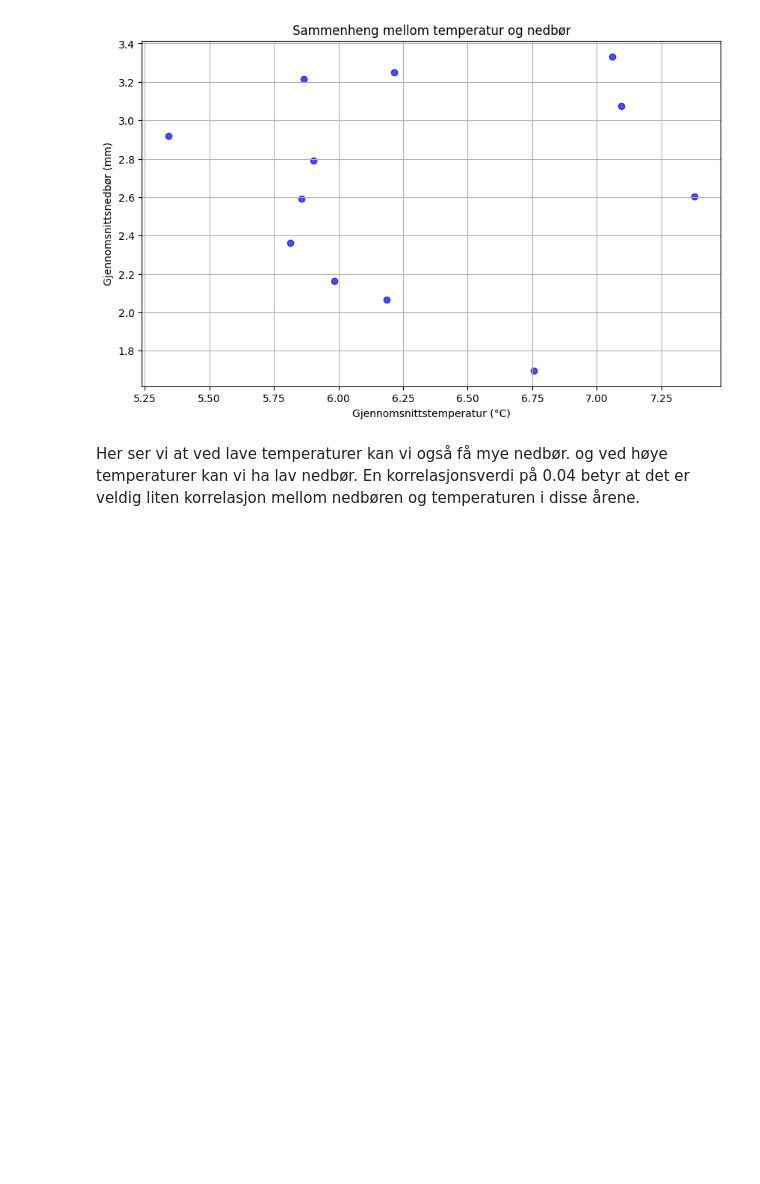
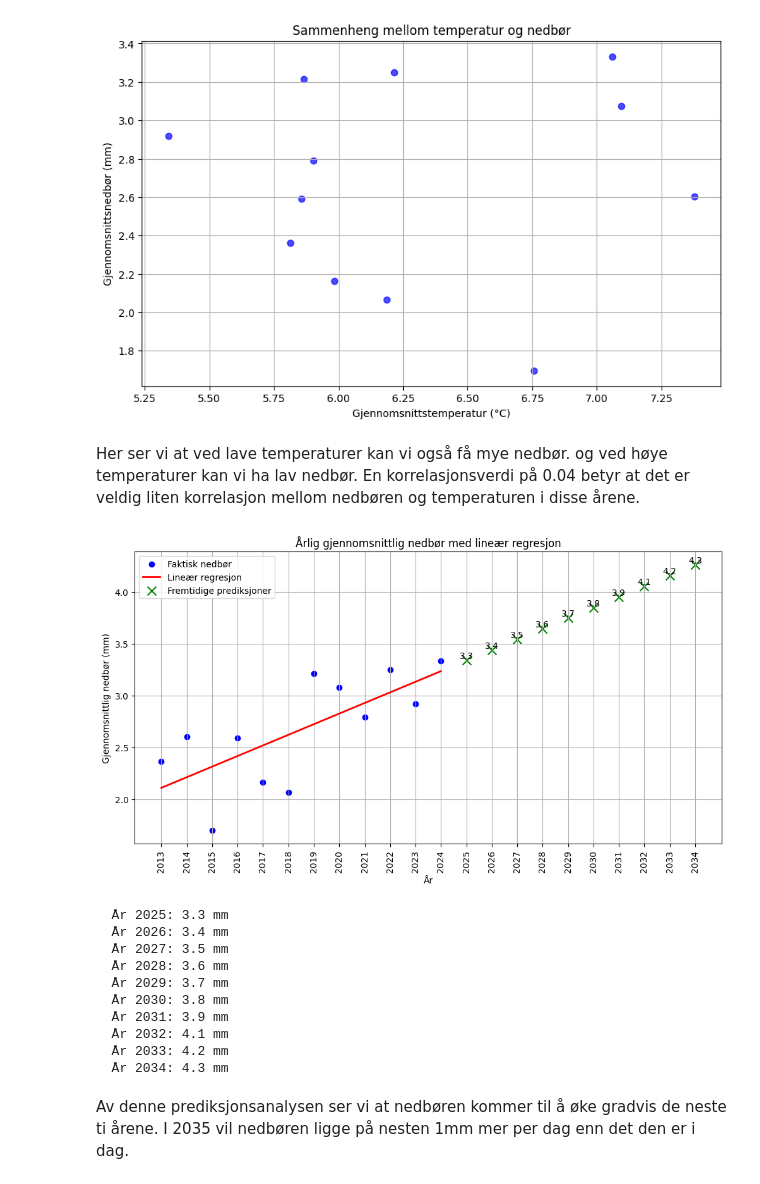
Before and after one commit to PetterOttersen/milj-dataanalyse, a Jupyter notebook: processed_data/Fremstilling.ipynb, the cells around one changed output. Saved outputs shown, nothing was run; the diff lists cells and outputs as text; code cells hidden in the pictures; blank space fills up the shorter version.

Commit message:
La til prediksjonsanalysen i fremstillinger

```diff
--- a/processed_data/Fremstilling.ipynb
+++ b/processed_data/Fremstilling.ipynb
@@ -43,3 +41,19 @@ Korrelasjon mellom temperatur og nedbør: 0.04
 [figure]
 # %% [markdown]
 Her ser vi at ved lave temperaturer kan vi også få mye nedbør. og ved høye temperaturer kan vi ha lav nedbør. En korrelasjonsverdi på 0.04 betyr at det er veldig liten korrelasjon mellom nedbøren og temperaturen i disse årene.
+# %%
+analyser.prediksjonsanalyse_nedbør_lineær(resultater)
+# %% [output]
+[figure, added]
+  År 2025: 3.3 mm
+  År 2026: 3.4 mm
+  År 2027: 3.5 mm
+  År 2028: 3.6 mm
+  År 2029: 3.7 mm
+  År 2030: 3.8 mm
+  År 2031: 3.9 mm
+  År 2032: 4.1 mm
+  År 2033: 4.2 mm
+  År 2034: 4.3 mm
+# %% [markdown]
+Av denne prediksjonsanalysen ser vi at nedbøren kommer til å øke gradvis de neste ti årene. I 2035 vil nedbøren ligge på nesten 1mm mer per dag enn det den er i dag.
```
Also changed, not shown: parts of 1 cell of this notebook.
